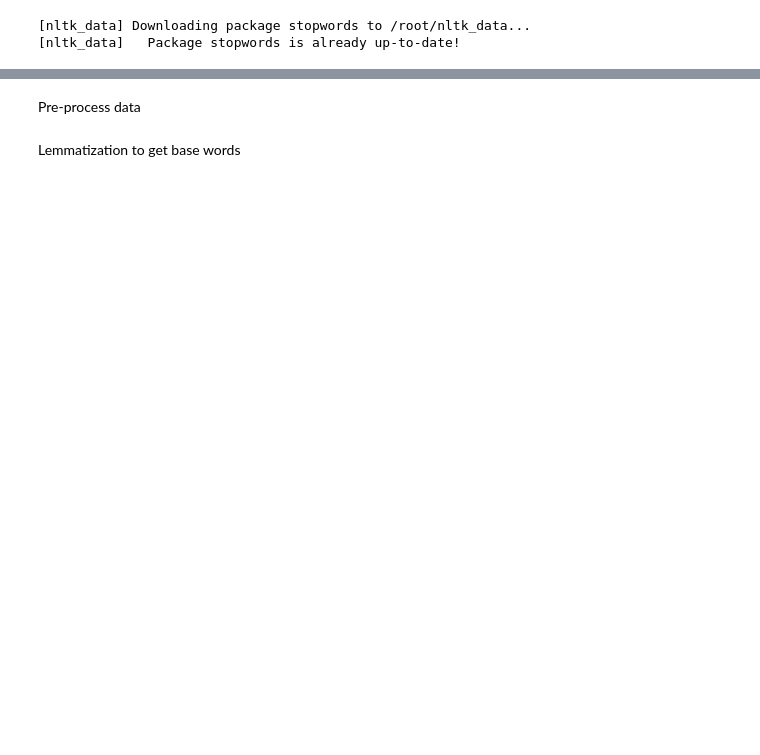
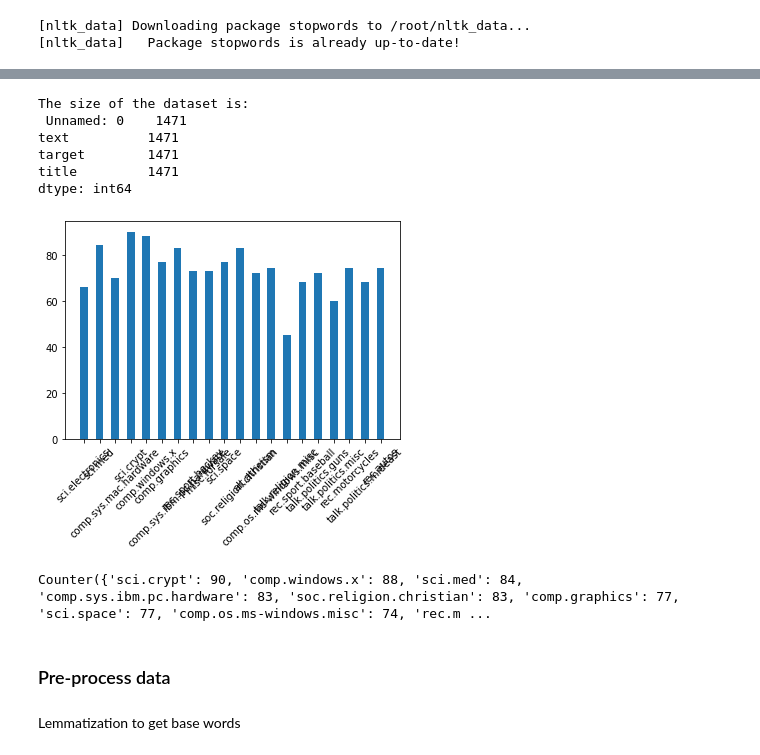
Before and after one commit to geersenthil/Topic-Modeling-, a Jupyter notebook: LDA.ipynb, the cells around one changed output, grey strips where cells are left out. Drawn from its saved outputs; the diff is of its cells as text; code cells hidden in the pictures; blank space fills up the shorter version.

```diff
--- a/LDA.ipynb
+++ b/LDA.ipynb
@@ -75,5 +84,41 @@ news_data = news_df['news'].sample(500)
+# %%
+#read data from CSV
+dataset = pd.read_csv('20_newsgroup.csv', delimiter=',')
+dataset.dropna(subset = ["text"], inplace=True)
+# %%
+# Data Size
+print("The size of the dataset is: \n", dataset.count())
+# %% [output]
+The size of the dataset is:
+ Unnamed: 0    1471
+text          1471
+target        1471
+title         1471
+dtype: int64
+# %%
+#Category Distribution
+counter = Counter(dataset['title'])
+topic_names = counter.keys()
+topic_counts = counter.values()
+ax = plt.gca()
+plt.draw()
+
+# Plot histogram using matplotlib bar().
+indexes = np.arange(len(topic_names))
+width = 0.5
+plt.bar(indexes, topic_counts, width)
+
+ax.set_xticklabels(ax.get_xticks(), rotation = 45)
+plt.xticks(indexes, topic_names)
+plt.show()
+# %% [output]
+[figure, added]
+# %%
+print(counter)
+# %% [output]
+Counter({'sci.crypt': 90, 'comp.windows.x': 88, 'sci.med': 84, 'comp.sys.ibm.pc.hardware': 83, 'soc.religion.christian': 83, 'comp.graphics': 77, 'sci.space': 77, 'comp.os.ms-windows.misc': 74, 'rec.m ...
 # %% [markdown]
-Pre-process data
+### Pre-process data
 # %% [markdown]
 Lemmatization to get base words
 # %%
```
Also changed, not shown: parts of 25 cells of this notebook.
